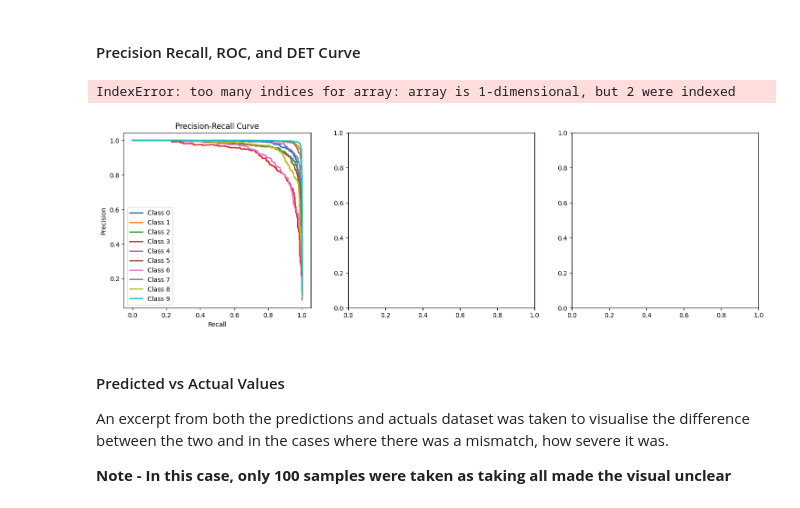
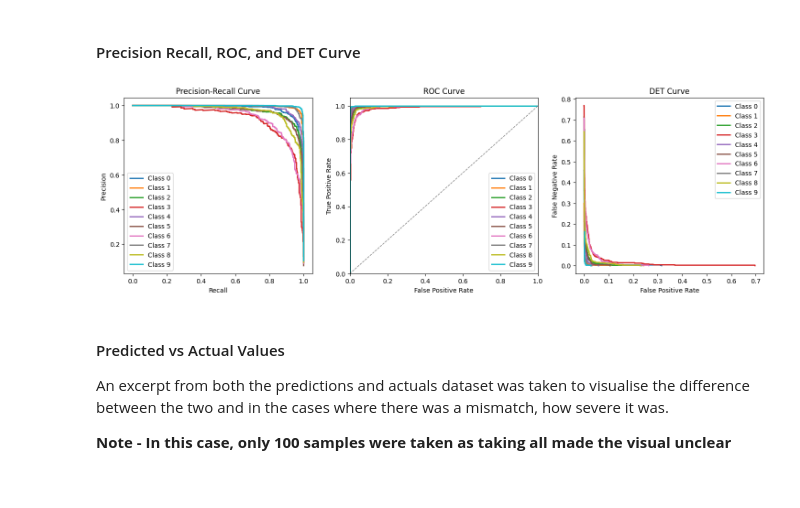
Before and after one commit to aym183/Satellite-Image-Classification, a Jupyter notebook: task2.ipynb, the cells around one changed output. Saved outputs shown, nothing was run; the diff lists cells and outputs as text; code cells hidden in the pictures.

```diff
--- a/task2.ipynb
+++ b/task2.ipynb
@@ -166,13 +167,12 @@ From the confusion matrix and split of metrics, it can be observed that the `Cla
 # %%
 fig, axes = plt.subplots(1, 3, figsize=(18, 5))
 y_pred_prob = mlp_training_results.predict_proba(x_test_norm)
 y_pred = mlp_training_results.predict(x_test_norm)
 plot_precision_recall_curve(y_test, y_pred_prob, axes[0])
-plot_roc_curve(y_test, y_pred, axes[1])
-plot_det_curve(y_test, y_pred, axes[2])
+plot_roc_curve(y_test, y_pred_prob, axes[1])
+plot_det_curve(y_test, y_pred_prob, axes[2])
 # %% [output]
-IndexError: too many indices for array: array is 1-dimensional, but 2 were indexed
-[figure, old version]
+[figure, new version]
 # %% [markdown]
 #### Predicted vs Actual Values
 
```
Also changed, not shown: parts of 20 cells of this notebook, 7 other files.
